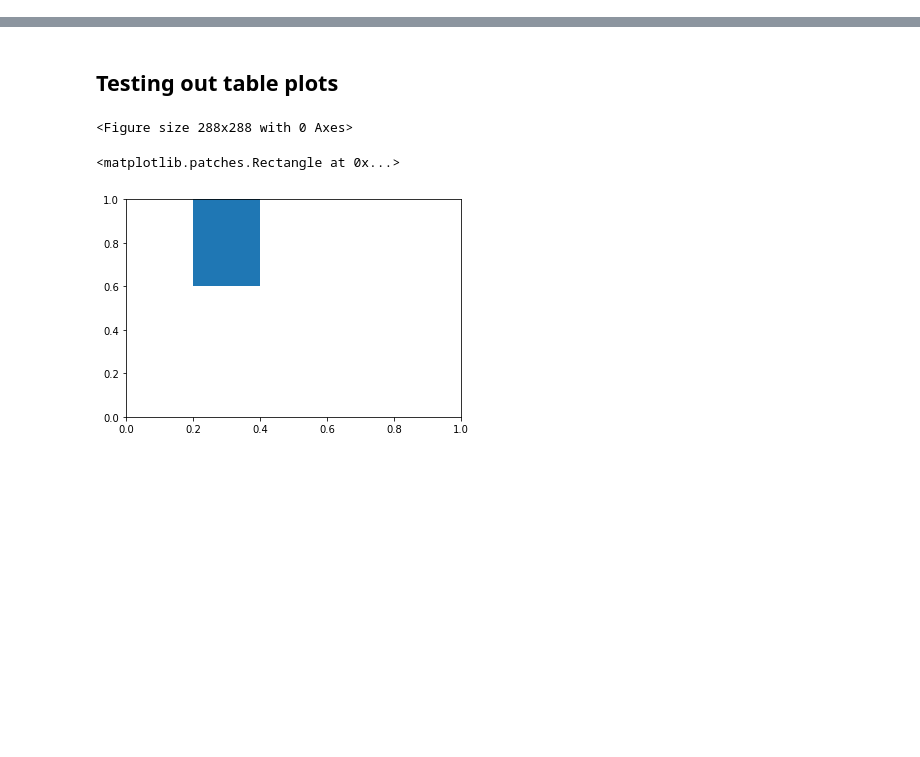
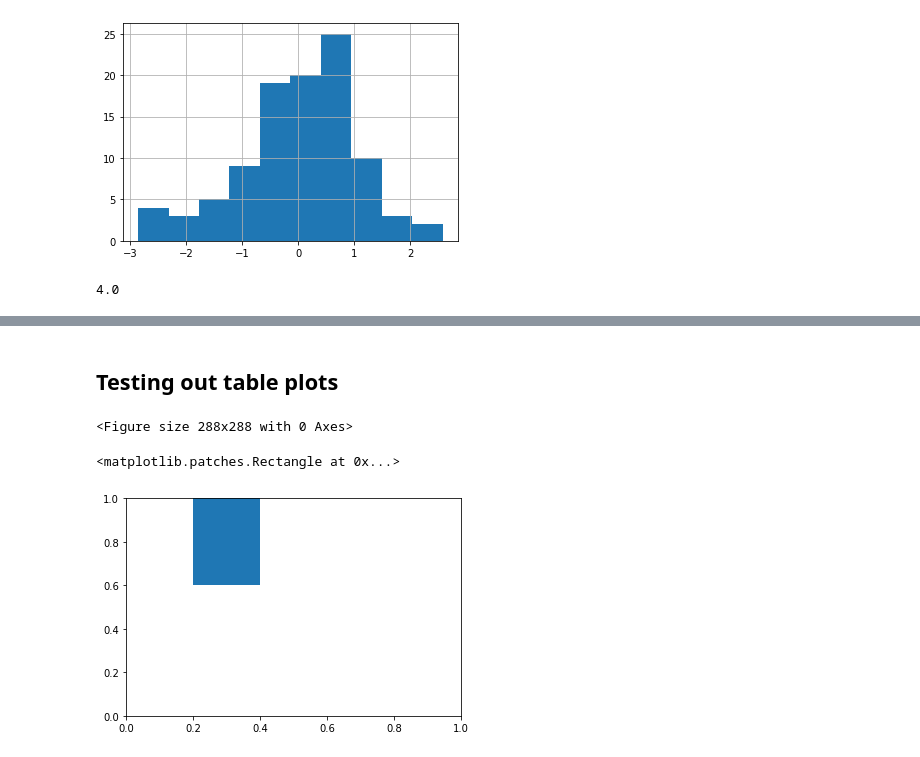
Before and after one commit to joeltanwr/DirtyDF, a Jupyter notebook: test_mtjjv.ipynb, the cells around one changed output, grey strips where cells are left out. Cells and saved outputs as stored; diff of their text form; code cells hidden in the pictures; blank space fills up the shorter version.

```diff
--- a/test_mtjjv.ipynb
+++ b/test_mtjjv.ipynb
@@ -5,3 +5,11 @@ import importlib
 
 import matplotlib.pyplot as plt
 from matplotlib.patches import Rectangle
+# %%
+xx = X.hist()
+# %% [output]
+[figure, added]
+# %%
+xx.patches[0].get_height()
+# %% [output]
+4.0
```
Also changed, not shown: parts of 28 cells of this notebook, 1 other file.
